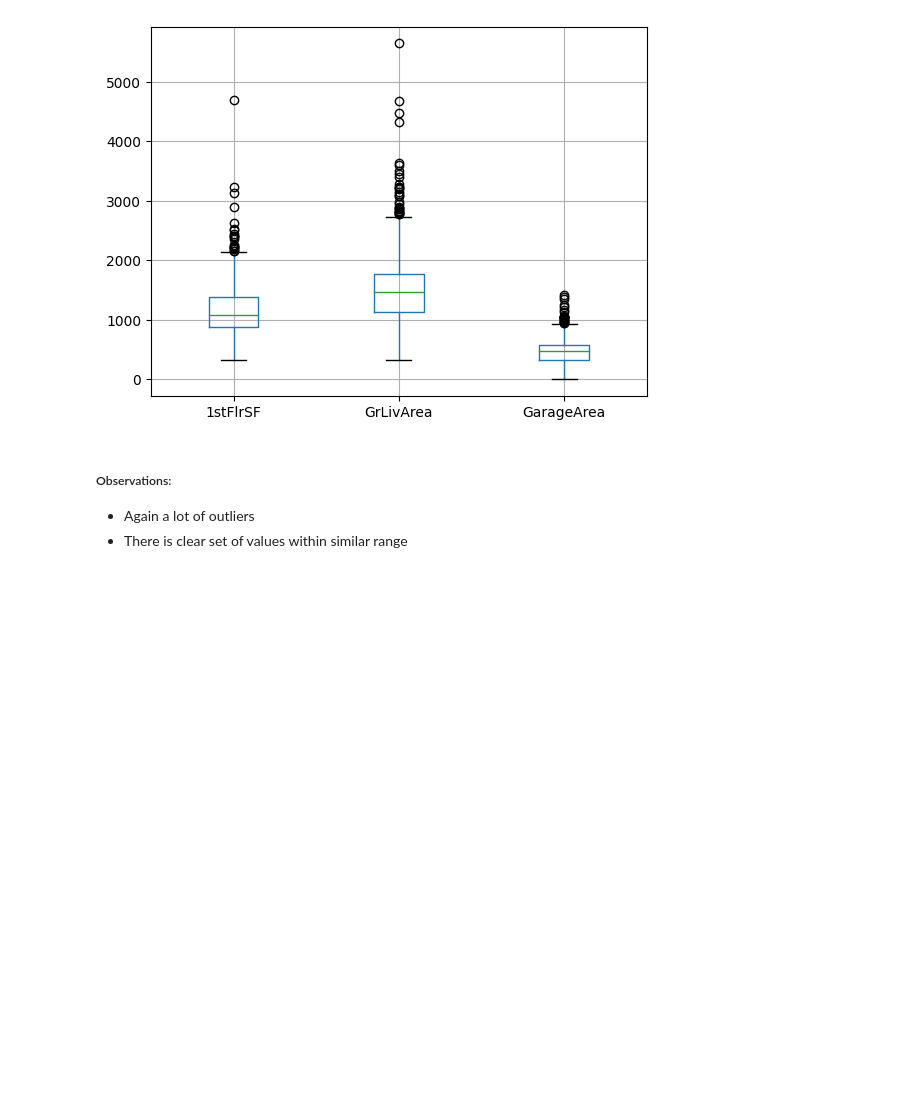
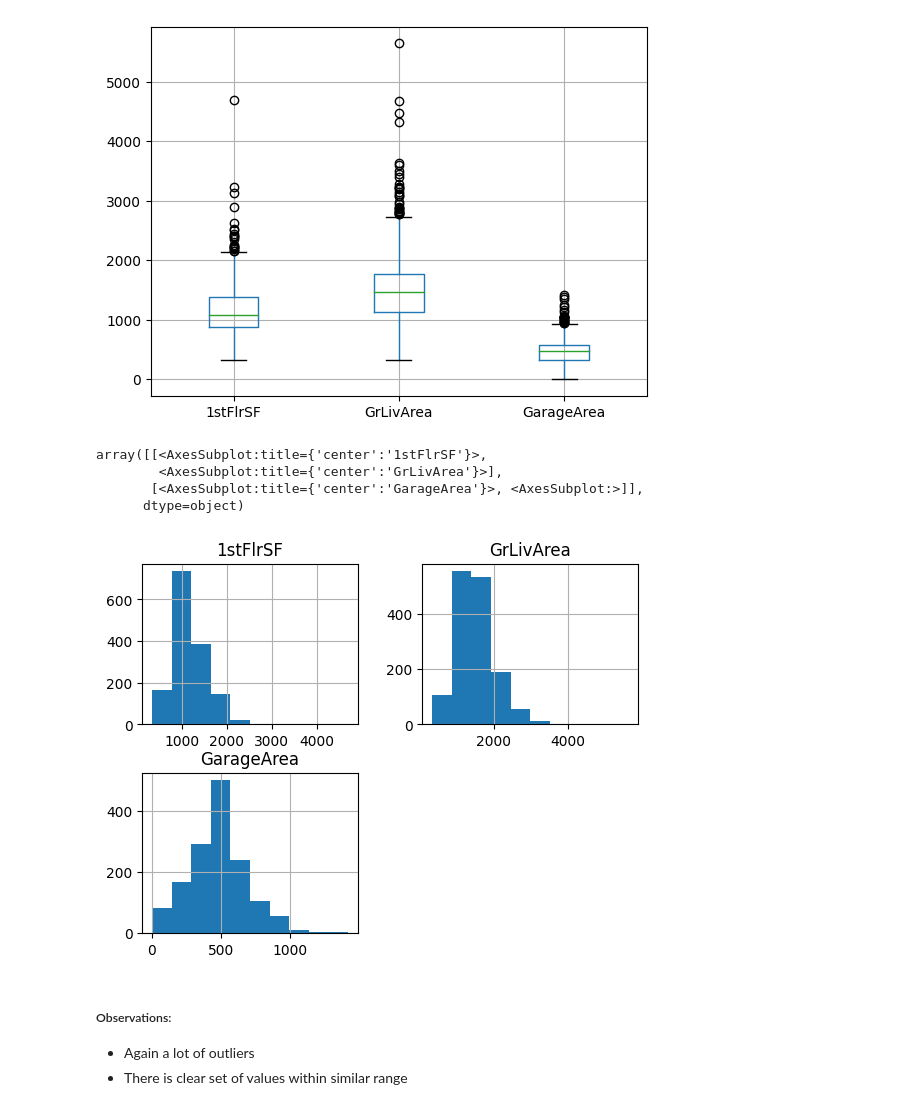
Before and after one commit to mikolajkania/kaggle-03-house-prices, a Jupyter notebook: notebooks/eda_train.ipynb, the cells around one changed output. Cells and saved outputs as stored; diff of their text form; code cells hidden in the pictures; blank space fills up the shorter version.

```diff
--- a/notebooks/eda_train.ipynb
+++ b/notebooks/eda_train.ipynb
@@ -118,6 +131,14 @@ train_df.boxplot(column=['1stFlrSF', 'GrLivArea', 'GarageArea'])
 # %% [output]
 <AxesSubplot:>
 [figure]
+# %%
+train_df.hist(column=['1stFlrSF', 'GrLivArea', 'GarageArea'])
+# %% [output]
+array([[<AxesSubplot:title={'center':'1stFlrSF'}>,
+        <AxesSubplot:title={'center':'GrLivArea'}>],
+       [<AxesSubplot:title={'center':'GarageArea'}>, <AxesSubplot:>]],
+      dtype=object)
+[figure, added]
 # %% [markdown]
 ##### Observations:
 - Again a lot of outliers
```
Also changed, not shown: parts of 5 cells of this notebook.
